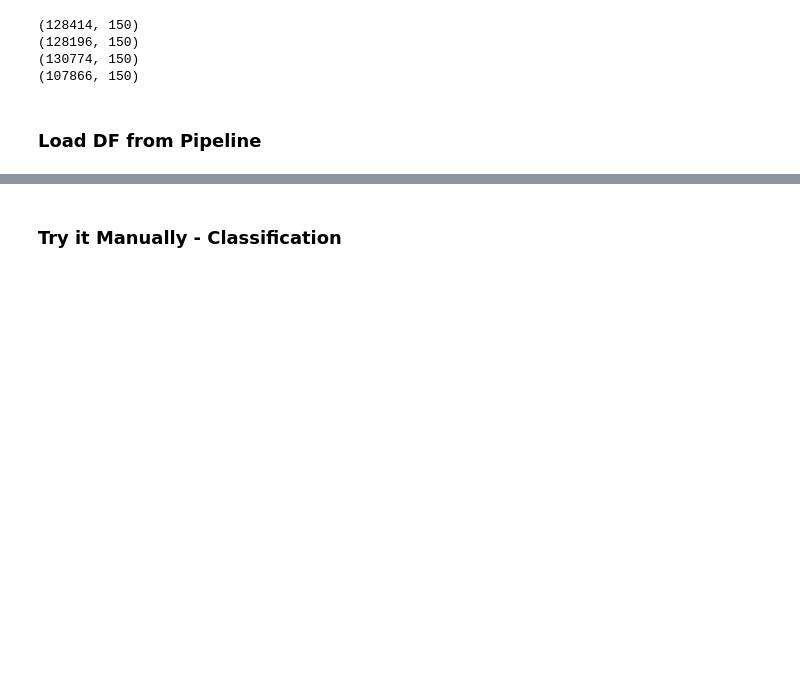
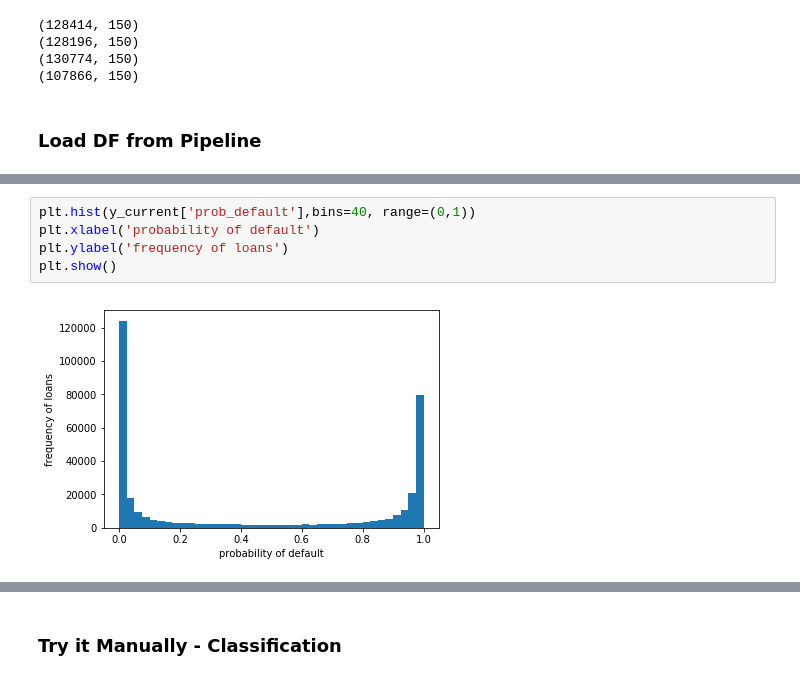
Before and after one commit to as6140/peervest, a Jupyter notebook: test_pipeline_on_current_data.ipynb, the cells around one changed output, grey strips where cells are left out. Saved outputs shown, nothing was run; the diff lists cells and outputs as text; blank space fills up the shorter version.

```diff
--- a/test_pipeline_on_current_data.ipynb
+++ b/test_pipeline_on_current_data.ipynb
@@ -78,0 +72,7 @@ plt.show()
+# %%
+plt.hist(y_current['prob_default'],bins=40, range=(0,1))
+plt.xlabel('probability of default')
+plt.ylabel('frequency of loans')
+plt.show()
+# %% [output]
+[figure, added]
```
Also changed, not shown: parts of 9 cells of this notebook, 4 other files.
